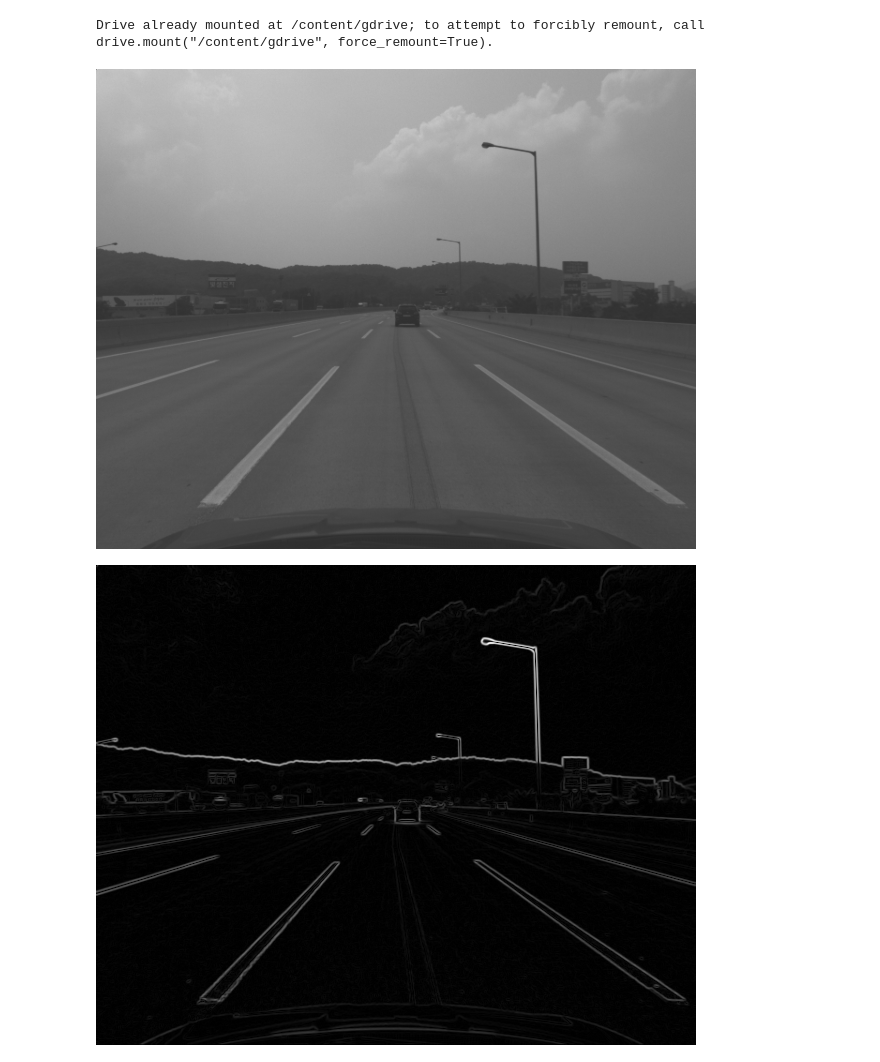
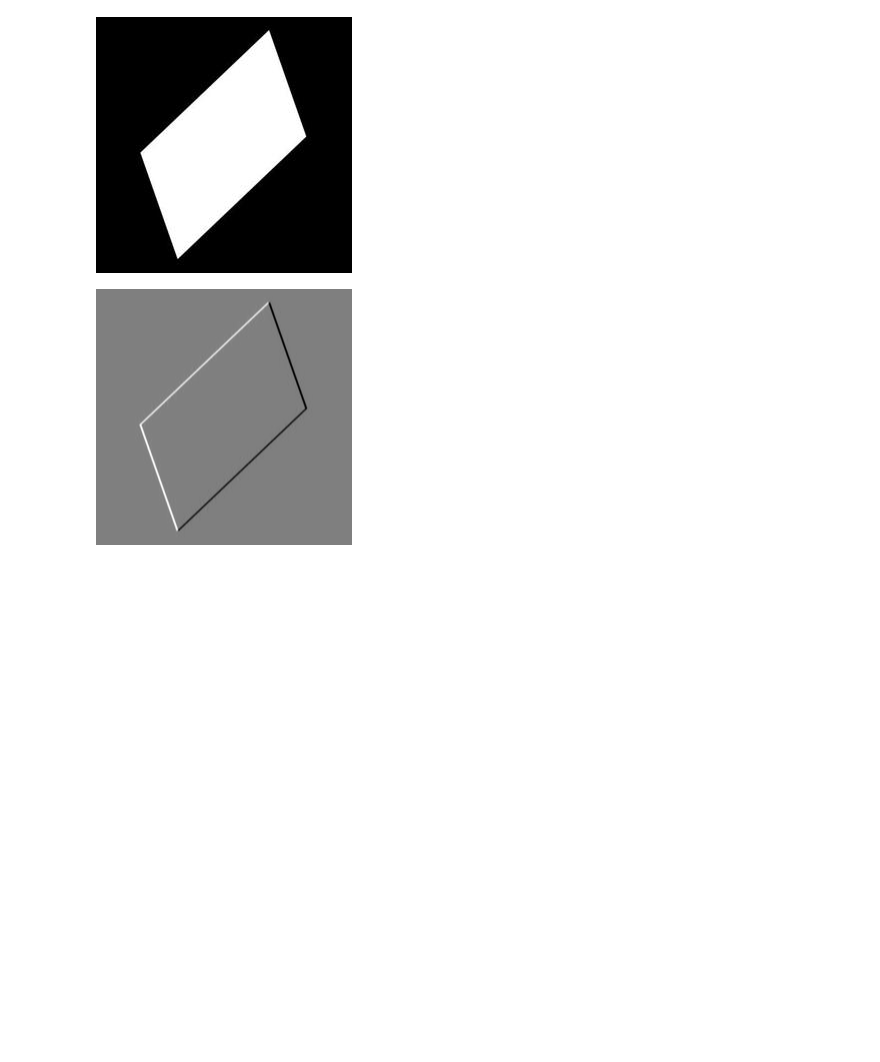
Before and after one commit to QjaYo/Computer-Vision, a Jupyter notebook: LineCurveFitting.ipynb, the cells around one changed output. Drawn from its saved outputs; the diff is of its cells as text; code cells hidden in the pictures; blank space fills up the shorter version.

```diff
--- a/LineCurveFitting.ipynb
+++ b/LineCurveFitting.ipynb
@@ -102,27 +60,17 @@ print(f"추정된 (a,b,c) = ({abcno_ransac[0]:.3f}, {abcno_ransac[1]:.3f}, {abcn
 # %%
 #2-1
-import cv2 as cv
-import numpy as np
-from google.colab.patches import cv_imshow
 
-from google.colab import drive
-drive.mount('/content/gdrive')
-img = cv.imread('gdrive/MyDrive/MachineVision/samples/lanes.bmp',cv.IMREAD_GRAYSCALE)
+img = cv.imread('/content/gdrive/MyDrive/MachineVision/assignment2/rectangle.jpg', cv.IMREAD_GRAYSCALE)
+cv_imshow(img)
 
-Ix = cv.Sobel(img,ddepth=cv.CV_64F,dx=1,dy=0,ksize=3)
-Iy = cv.Sobel(img,ddepth=cv.CV_64F,dx=0,dy=1,ksize=3)
-mag = np.sqrt(np.square(Ix) + np.square(Iy))
-ori = np.arctan2(Iy,Ix) * 180/np.pi
+lx = cv.Sobel(img, ddepth=cv.CV_64F, dx=1, dy=0, ksize=3)
+ly = cv.Sobel(img, ddepth=cv.CV_64F, dx=0, dy=1, ksize=3)
 
-Ix_ = (Ix-Ix.min()) / (Ix.max()-Ix.min()) * 255
-Iy_ = (Iy-Iy.min()) / (Iy.max()-Iy.min()) * 255
-mag_ = (mag-mag.min()) / (mag.max()-mag.min()) * 255
-ori_ = (ori-ori.min()) / (ori.max()-ori.min()) * 255
+lx_normalize = (lx - lx.min()) / (lx.max() - lx.min()) * 255
+ly_normalize = (ly - ly.min()) / (ly.max() - ly.min()) * 255
 
-cv_imshow(img)
-cv_imshow(mag_)
-cv_imshow(ori_)
+cv_imshow(lx_normalize)
+cv_imshow(ly_normalize)
 # %% [output]
-Drive already mounted at /content/gdrive; to attempt to forcibly remount, call drive.mount("/content/gdrive", force_remount=True).
-[figure, old version]
+[figure, new version]
-[figure, old version]
+[figure, new version]
```
Also changed, not shown: parts of 23 cells of this notebook.
